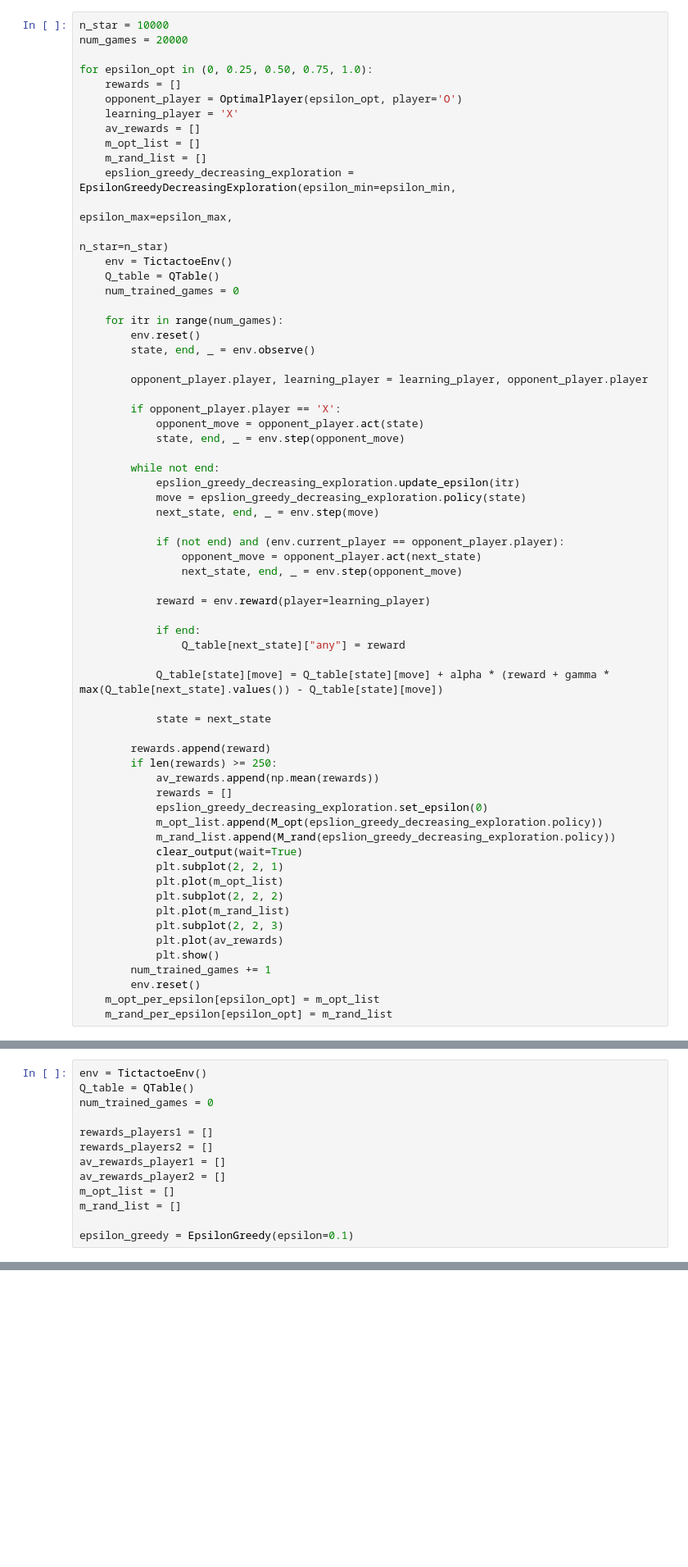
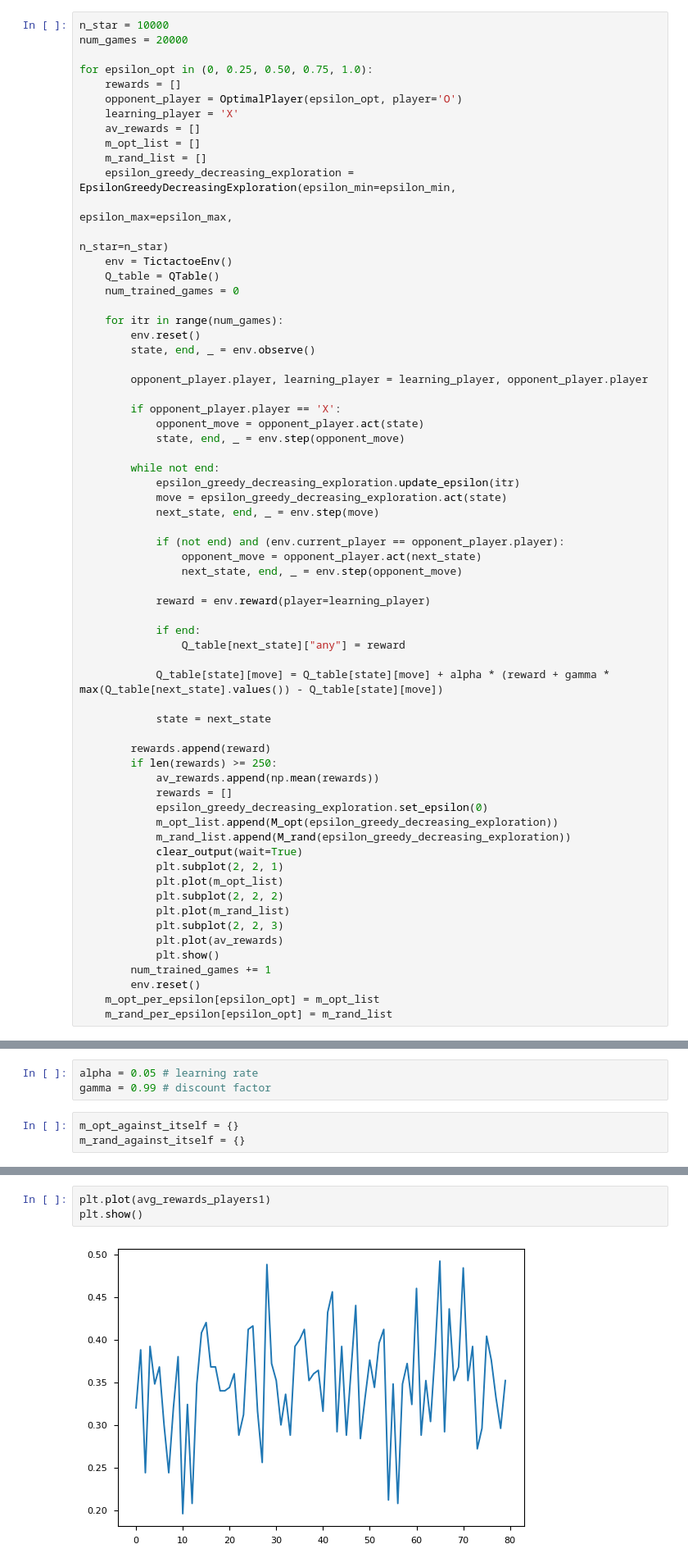
Before and after one commit to albertaillet/Miniproject1, a Jupyter notebook: Q-learning.ipynb, the cells around one changed output, grey strips where cells are left out. Shown at 82% size. Drawn from its saved outputs; the diff is of its cells as text; blank space fills up the shorter version.

```diff
--- a/Q-learning.ipynb
+++ b/Q-learning.ipynb
@@ -331,7 +370,7 @@ for epsilon_opt in (0, 0.25, 0.50, 0.75, 1.0):
     av_rewards = []
     m_opt_list = []
     m_rand_list = []
-    epslion_greedy_decreasing_exploration = EpsilonGreedyDecreasingExploration(epsilon_min=epsilon_min,
+    epsilon_greedy_decreasing_exploration = EpsilonGreedyDecreasingExploration(epsilon_min=epsilon_min,
                                                                                epsilon_max=epsilon_max,
                                                                                n_star=n_star)
     env = TictactoeEnv()
@@ -349,8 +388,8 @@ for epsilon_opt in (0, 0.25, 0.50, 0.75, 1.0):
             state, end, _ = env.step(opponent_move)
 
         while not end:
-            epslion_greedy_decreasing_exploration.update_epsilon(itr)
-            move = epslion_greedy_decreasing_exploration.policy(state)
+            epsilon_greedy_decreasing_exploration.update_epsilon(itr)
+            move = epsilon_greedy_decreasing_exploration.act(state)
             next_state, end, _ = env.step(move)
 
             if (not end) and (env.current_player == opponent_player.player):
@@ -370,9 +409,9 @@ for epsilon_opt in (0, 0.25, 0.50, 0.75, 1.0):
         if len(rewards) >= 250:
             av_rewards.append(np.mean(rewards))
             rewards = []
-            epslion_greedy_decreasing_exploration.set_epsilon(0)
-            m_opt_list.append(M_opt(epslion_greedy_decreasing_exploration.policy))
-            m_rand_list.append(M_rand(epslion_greedy_decreasing_exploration.policy))
+            epsilon_greedy_decreasing_exploration.set_epsilon(0)
+            m_opt_list.append(M_opt(epsilon_greedy_decreasing_exploration))
+            m_rand_list.append(M_rand(epsilon_greedy_decreasing_exploration))
             clear_output(wait=True)
             plt.subplot(2, 2, 1)
             plt.plot(m_opt_list)
@@ -429,13 +464,0 @@ max_m_opt, max_m_rand
-# %%
-env = TictactoeEnv()
-Q_table = QTable()
-num_trained_games = 0
-
-rewards_players1 = []
-rewards_players2 = []
-av_rewards_player1 = []
-av_rewards_player2 = []
-m_opt_list = []
-m_rand_list = []
-
-epsilon_greedy = EpsilonGreedy(epsilon=0.1)
@@ -442,2 +469,8 @@ epsilon_greedy = EpsilonGreedy(epsilon=0.1)
+# %%
+alpha = 0.05 # learning rate
+gamma = 0.99 # discount factor
+# %%
+m_opt_against_itself = {}
+m_rand_against_itself = {}
 # %%
 num_episodes = 20000
@@ -498,0 +540,5 @@ for itr in tqdm(range(num_episodes), desc="Q-learning"):
+# %%
+plt.plot(avg_rewards_players1)
+plt.show()
+# %% [output]
+[figure, added]
```
Also changed, not shown: parts of 15 cells of this notebook, 4 other files.
